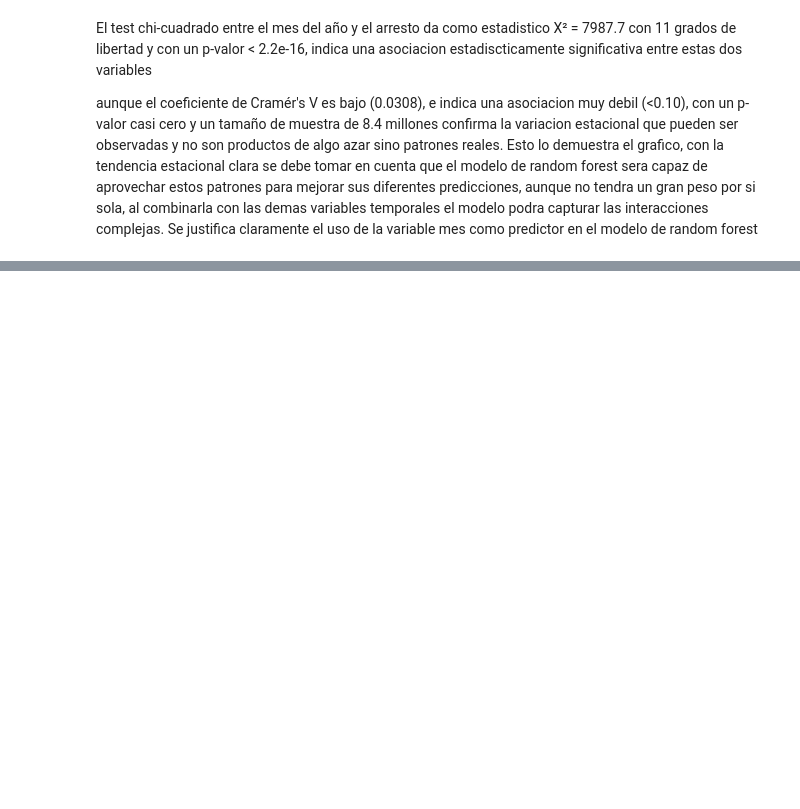
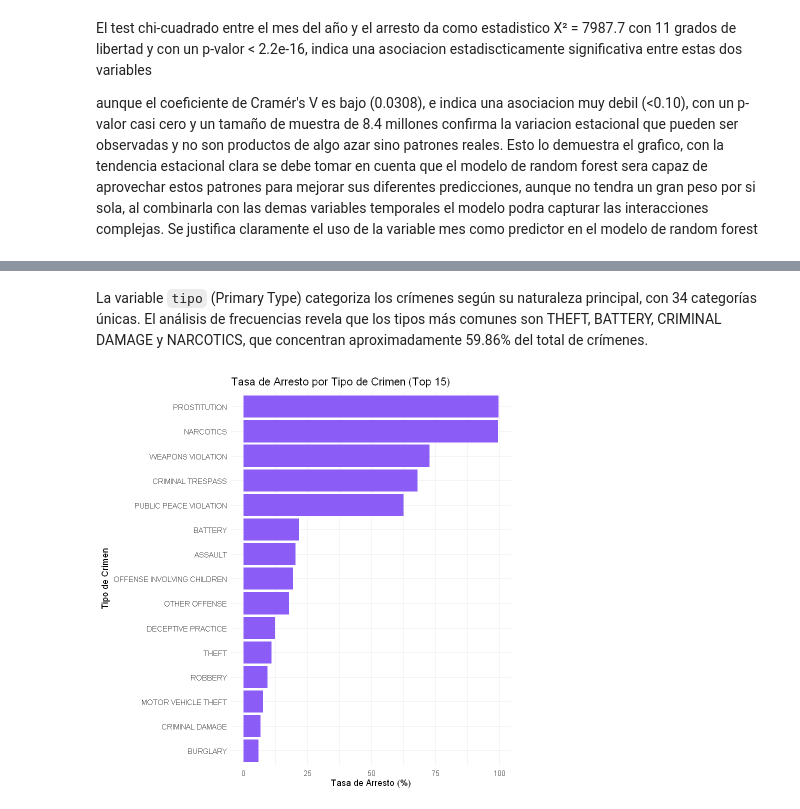
Before and after one commit to RosariosTijeras/Autonomos-Modelamiento, a Jupyter notebook: Autonomos/Autonomo_3/R_Notebooks/analisis.ipynb, the cells around one changed output, grey strips where cells are left out. Saved outputs shown, nothing was run; the diff lists cells and outputs as text; code cells hidden in the pictures; blank space fills up the shorter version.

```diff
--- a/Autonomos/Autonomo_3/R_Notebooks/analisis.ipynb
+++ b/Autonomos/Autonomo_3/R_Notebooks/analisis.ipynb
@@ -430,0 +729,2 @@ data.frame(Missing_Values = colSums(is.na(datos)))
+# %% [markdown]
+La variable `tipo` (Primary Type) categoriza los crímenes según su naturaleza principal, con 34 categorías únicas. El análisis de frecuencias revela que los tipos más comunes son THEFT, BATTERY, CRIMINAL DAMAGE y NARCOTICS, que concentran aproximadamente 59.86% del total de crímenes.
@@ -430,0 +740,20 @@ data.frame(Missing_Values = colSums(is.na(datos)))
+# %%
+# Gráfico de barras con los 15 tipos más frecuentes
+top15_tipos <- datos %>%
+  count(tipo) %>%
+  top_n(15, n) %>%
+  pull(tipo)
+
+datos %>%
+  filter(tipo %in% top15_tipos) %>%
+  group_by(tipo) %>%
+  summarise(tasa_arresto = mean(arresto) * 100) %>%
+  ggplot(aes(x = reorder(tipo, tasa_arresto), y = tasa_arresto)) +
+  geom_col(fill = "#8b5cf6") +
+  coord_flip() +
+  labs(title = "Tasa de Arresto por Tipo de Crimen (Top 15)",
+       x = "Tipo de Crimen",
+       y = "Tasa de Arresto (%)") +
+  theme_minimal()
+# %% [output]
+[figure, added]
```
Also changed, not shown: parts of 89 cells of this notebook.
